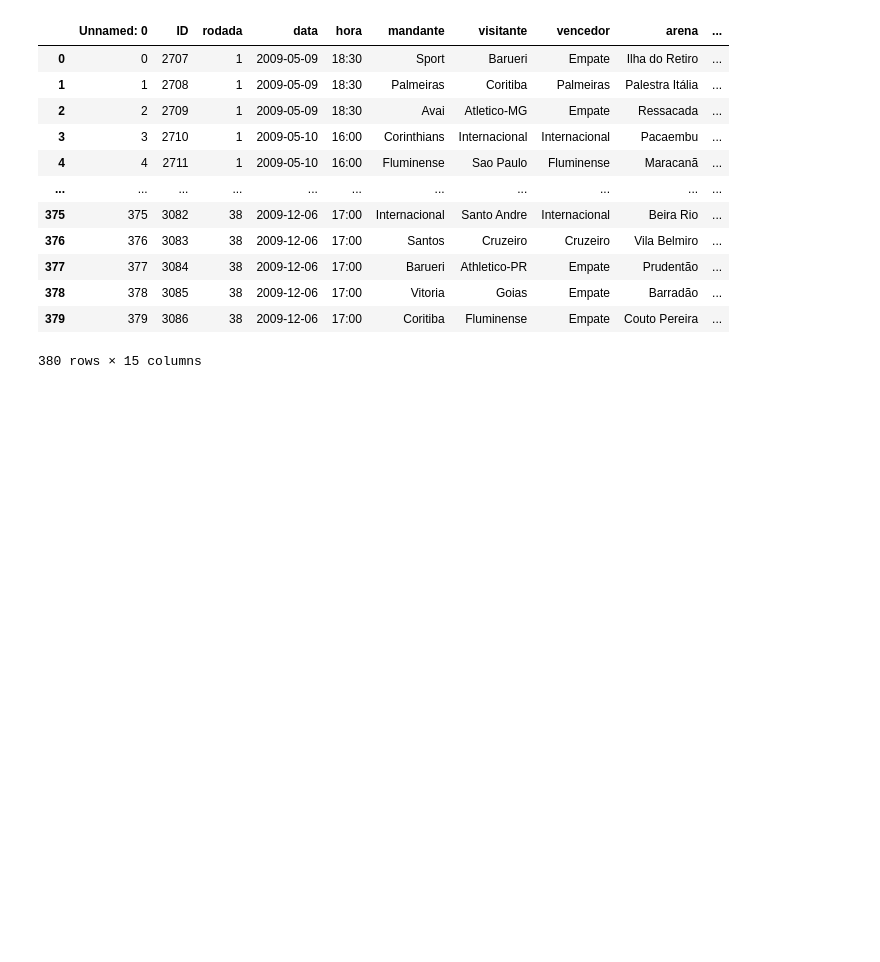
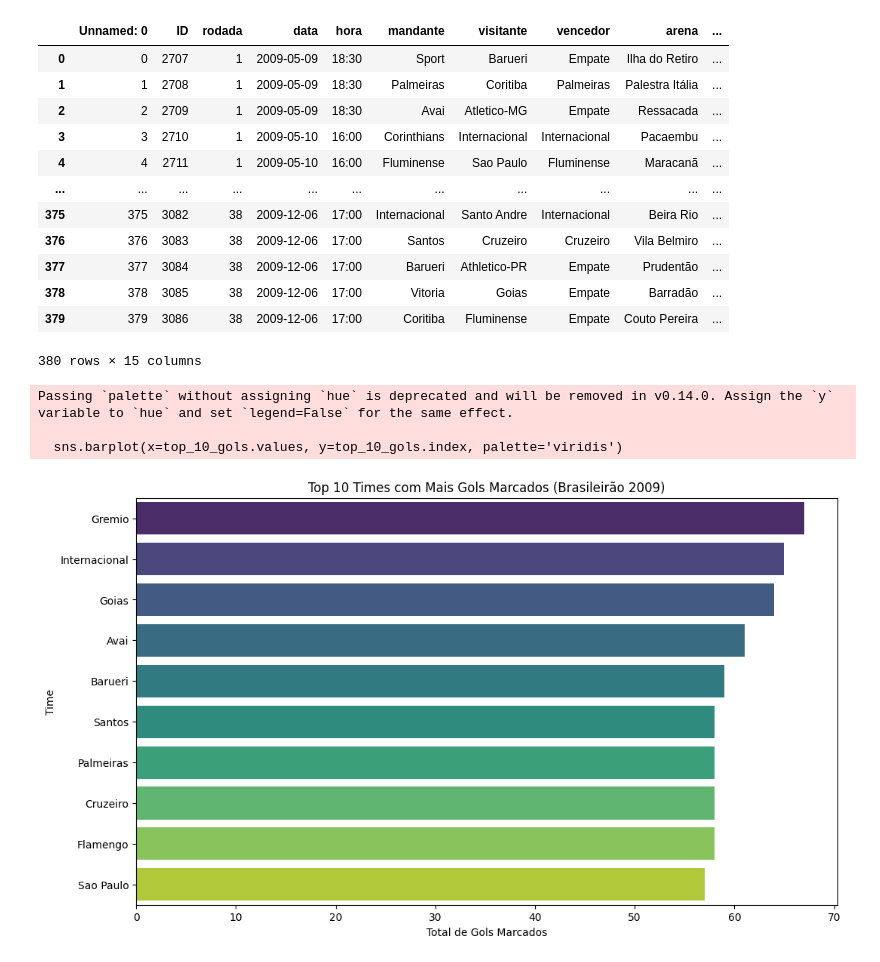
Before and after one commit to Otavioazeved/Projeto-Serie-A-2009, a Jupyter notebook: Serie_A.ipynb, the cells around one changed output. Cells and saved outputs as stored; diff of their text form; code cells hidden in the pictures; blank space fills up the shorter version.

Commit message:
Times com mais Gols marcados no campeonato

```diff
--- a/Serie_A.ipynb
+++ b/Serie_A.ipynb
@@ -93,3 +93,40 @@ df
 | 378 | 378 | 3085 | 38 | 2009-12-06 | 17:00 | Vitoria | Goias | Empate | Barradão | ... |
 | 379 | 379 | 3086 | 38 | 2009-12-06 | 17:00 | Coritiba | Fluminense | Empate | Couto Pereira | ... |
 380 rows × 15 columns
+# %%
+import pandas as pd
+import matplotlib.pyplot as plt
+import seaborn as sns
+
+df = pd.read_csv('brasileirao_2009_pronto.csv')
+
+df = df.loc[:, ~df.columns.str.contains('^Unnamed')]
+
+
+gols_em_casa = df.groupby('mandante')['mandante_Placar'].sum()
+
+
+gols_fora = df.groupby('visitante')['visitante_Placar'].sum()
+
+total_gols = gols_em_casa.add(gols_fora, fill_value=0)
+
+
+total_gols = total_gols.sort_values(ascending=False).astype(int)
+
+plt.figure(figsize=(12, 7))
+
+top_10_gols = total_gols.head(10)
+
+sns.barplot(x=top_10_gols.values, y=top_10_gols.index, palette='viridis')
+
+
+plt.title('Top 10 Times com Mais Gols Marcados (Brasileirão 2009)')
+plt.xlabel('Total de Gols Marcados')
+plt.ylabel('Time')
+
+plt.savefig('grafico_top_10_gols.png')
+# %% [output]
+Passing `palette` without assigning `hue` is deprecated and will be removed in v0.14.0. Assign the `y` variable to `hue` and set `legend=False` for the same effect.
+
+  sns.barplot(x=top_10_gols.values, y=top_10_gols.index, palette='viridis')
+[figure, added]
```
